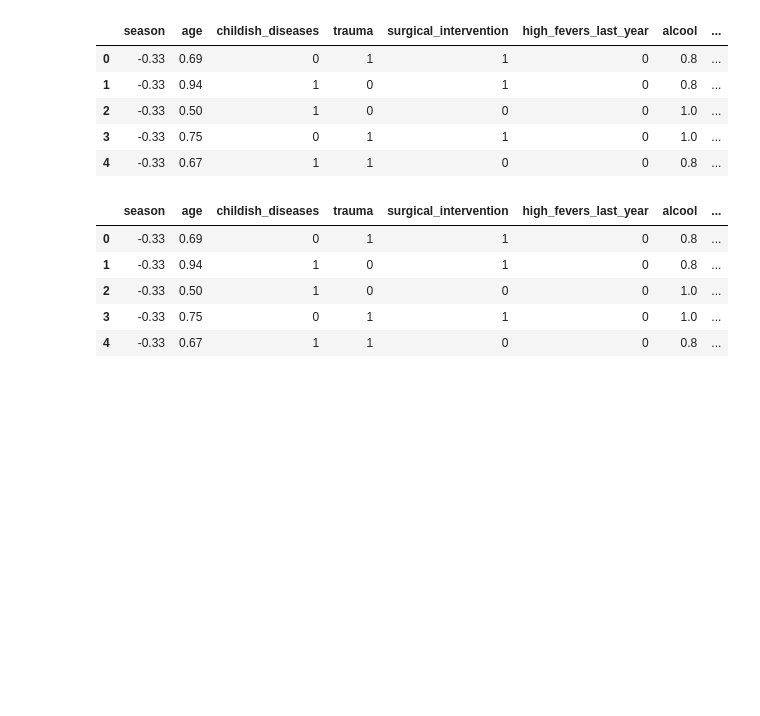
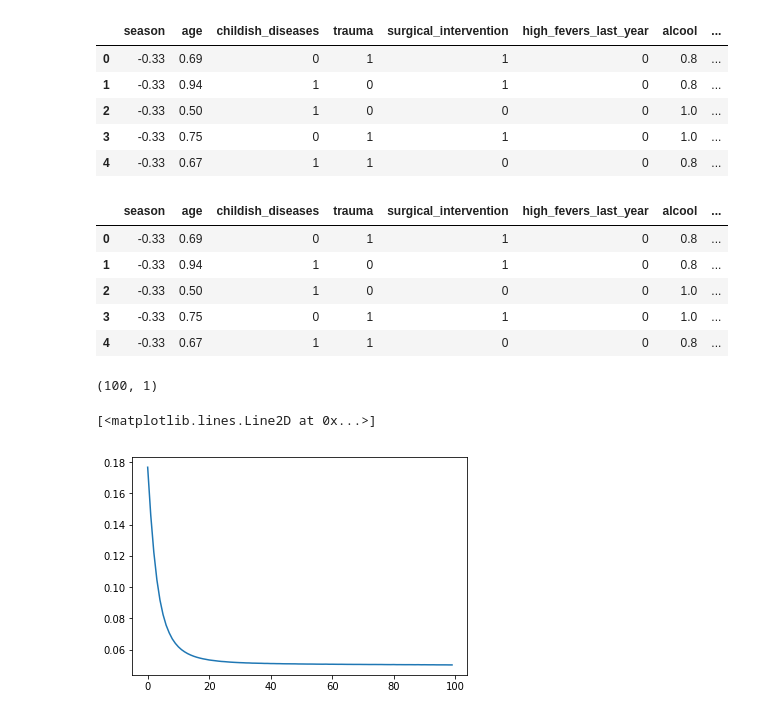
Before and after one commit to fernandocamargoai/deeplearningcourse2018, a Jupyter notebook: Lista_2/Notebook.ipynb, the cells around one changed output. Cells and saved outputs as stored; diff of their text form; code cells hidden in the pictures; blank space fills up the shorter version.

```diff
--- a/Lista_2/Notebook.ipynb
+++ b/Lista_2/Notebook.ipynb
@@ -248,3 +244,18 @@ df.head()
 # %%
 X = df[['season', 'age', 'childish_diseases', 'trauma', 'surgical_intervention', 'high_fevers_last_year', 'alcool', 'smoking', 'sitting']].values
 Y = df[['diag']].values
+# %%
+Y.shape
+# %% [output]
+(100, 1)
+# %%
+n_neurons_per_layer = [9, 5, 1]
+# %%
+model = MultilayerPerceptron(learning_rate=0.01, n_neurons_per_layer=n_neurons_per_layer, n_epochs=100, batch_size=20)
+# %%
+errors = model.fit(X, Y)
+# %%
+plt.plot(np.arange(0, len(errors)), errors)
+# %% [output]
+[<matplotlib.lines.Line2D at 0x...>]
+[figure, added]
```
Also changed, not shown: parts of 4 cells of this notebook.
